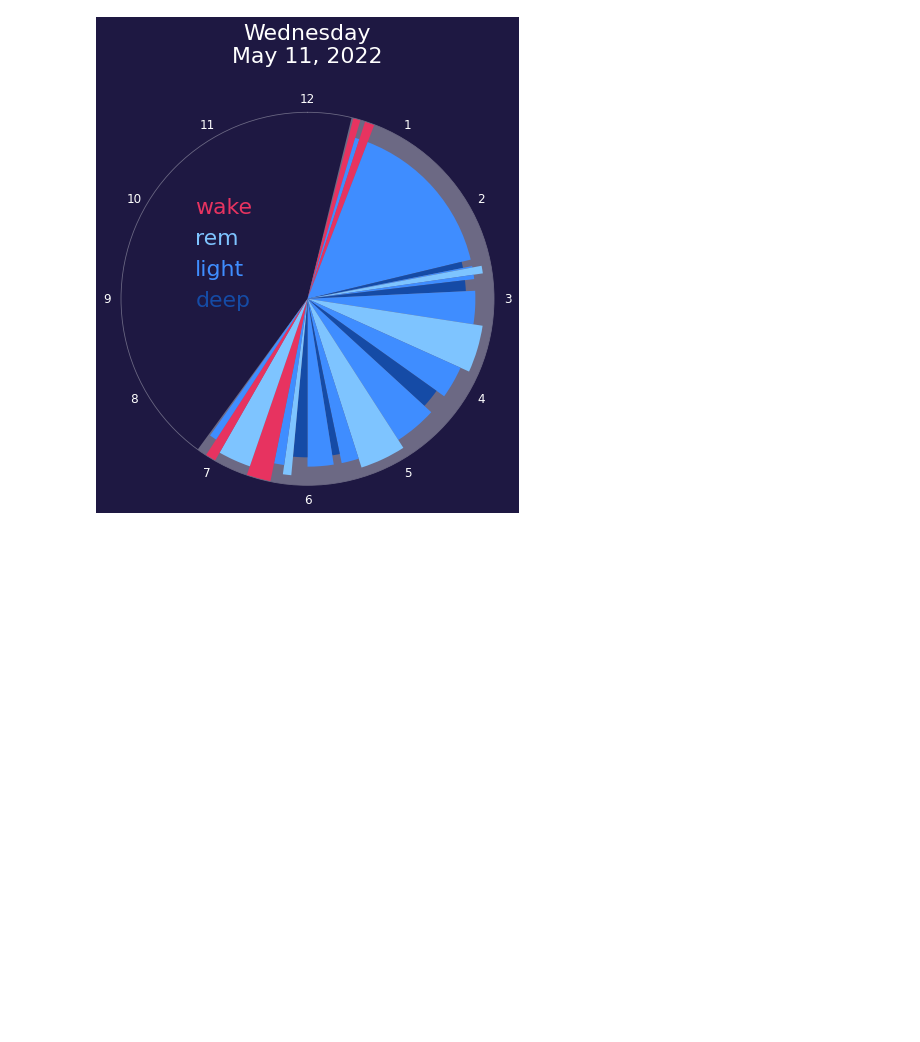
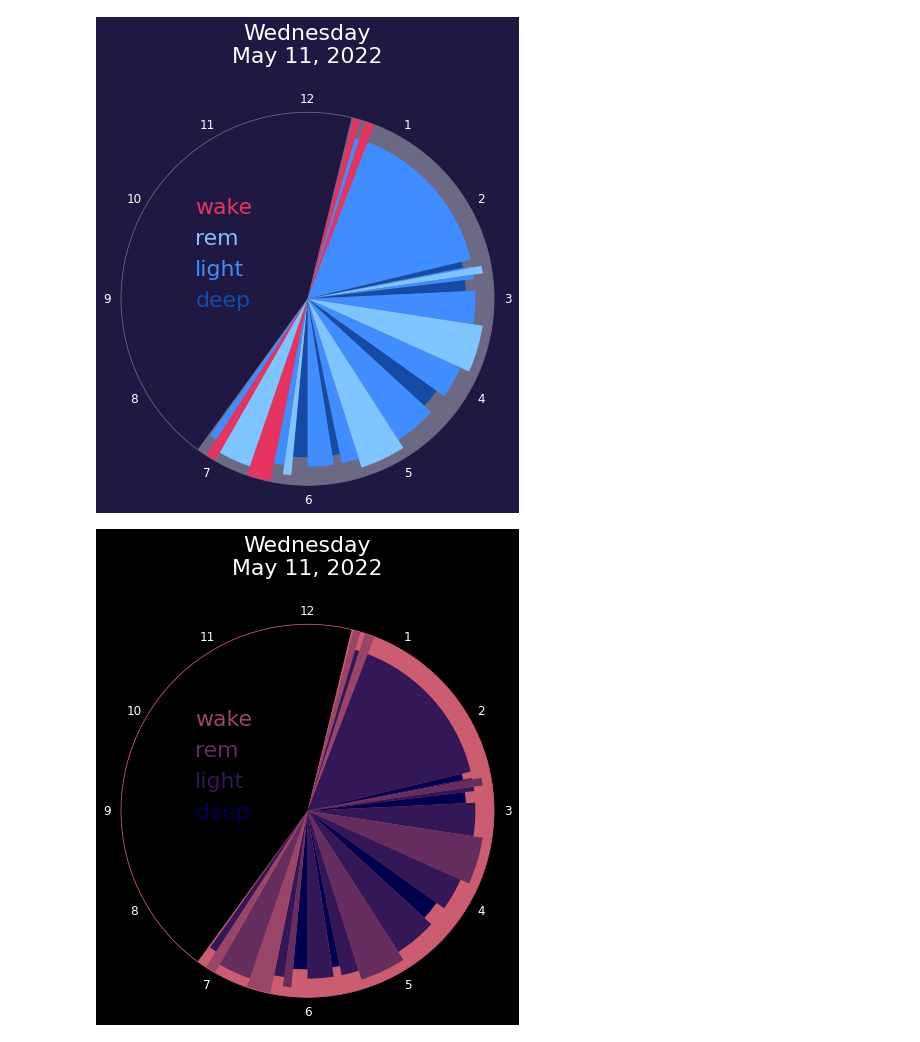
Before and after one commit to Xannadoo/DataVis_2022_project, a Jupyter notebook: Data Loading Cleaning Exploration.ipynb, the cells around one changed output. Cells and saved outputs as stored; diff of their text form; code cells hidden in the pictures; blank space fills up the shorter version.

Commit message:
more visualisations

```diff
--- a/Data Loading Cleaning Exploration.ipynb
+++ b/Data Loading Cleaning Exploration.ipynb
@@ -8,7 +8,7 @@ SLEEP_score = 'sleep/sleep_score.csv'
 # %% [markdown]
 ## periods
 # %%
-per = pd.read_csv(PERIODS)
+'''per = pd.read_csv(PERIODS)
 per.drop(['id','ovulation_source', 'period_source', 'fertile_source', 'ovulation_start_date','ovulation_end_date','fertile_start_date','fertile_end_date'], axis=1, inplace=True)
 per['cycle_start_date'] = pd.to_datetime(per['cycle_start_date'])
 per['cycle_end_date'] = pd.to_datetime(per['cycle_end_date'])
@@ -19,9 +19,9 @@ per['period_length'] = per['period_end_date'] - per['period_start_date']
 per['cycle_length'] = pd.to_timedelta(per['cycle_length']).dt.days
 per['period_length'] = pd.to_timedelta(per['period_length']).dt.days
 per.drop([per.index[-1], per.index[-2], per.index[-3]], inplace=True)
-#per.to_csv('interim_data/periods.csv', columns=['cycle_start_date','cycle_length','period_length'])
+#per.to_csv('interim_data/periods.csv', columns=['cycle_start_date','cycle_length','period_length'])''';
 # %%
-per['period_start_date'] = per['period_start_date'].dt.date
+'''per['period_start_date'] = per['period_start_date'].dt.date
 per['period_end_date'] = per['period_end_date'].dt.date
 
-per.tail()
+per.tail()''';
@@ -145,8 +138,8 @@ supe.head(10)
 | 8 | 2020-06-08 | 84 | 19 | 22 | 43 | 32 | ... |
 | 9 | 2020-06-09 | 85 | 20 | 23 | 42 | 54 | ... |
 # %%
-for d in supe.index:
+'''for d in supe.index:
     for i in per.index:
         if supe.iloc[d]['date'] >= per.iloc[i]['period_start_date'] and supe.iloc[d]['date'] <= per.iloc[i]['period_end_date']:
-            supe.loc[d,'period'] = 1
+            supe.loc[d,'period'] = 1  ''' ;
 # %%
@@ -288,3 +269,16 @@ See the caveats in the documentation: https://pandas.pydata.org/pandas-docs/stab
 | 22 | 2022-05-11T06:38:00.000 | rem | 1290 | 2 |
 | 23 | 2022-05-11T06:59:30.000 | wake | 390 | 3 |
 | 24 | 2022-05-11T07:06:00.000 | light | 300 | 1 |
+# %%
+weds_levels['time'] = 0
+weds_levels['prev'] = 'wake'
+weds_levels['next'] = 'wake'
+
+for i in range(25):
+    weds_levels.loc[i,'time'] = weds_levels.loc[i,'dateTime'][-12:-7]
+    if i > 0:
+        weds_levels.loc[i, 'prev'] = weds_levels.loc[i-1, 'level']
+    if i < 24:
+        weds_levels.loc[i, 'next'] = weds_levels.loc[i+1, 'level']
+
+weds_levels
@@ -370,5 +405,14 @@ plot_clock_all(mini, weds_levels)
 # %% [output]
 [figure]
 # %%
-#handles, labels = ax.get_legend_handles_labels()
-#[handles[0], handles[6], handles[3], handles[4]],
+plot_clock_all(mini, weds_levels,
+                   background='#000000',
+                   sleep_background='#cc5c70',
+                   titles='#ffffff',
+                   wake='#994568',
+                   light = '#331757',
+                   deep = '#00004e',
+                   rem = '#662e5f',
+                   save = 'dark')
+# %% [output]
+[figure, added]
```
Also changed, not shown: parts of 16 cells of this notebook, 20 other files.
